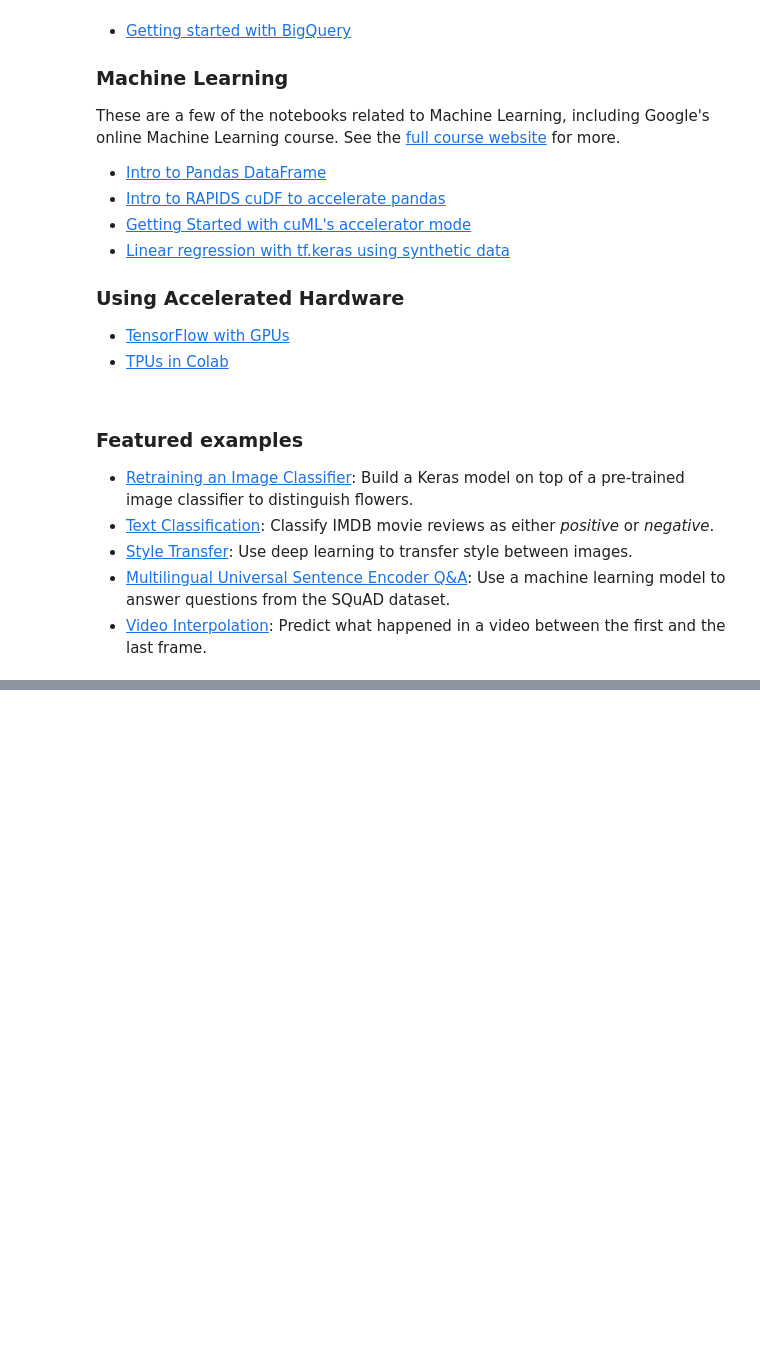
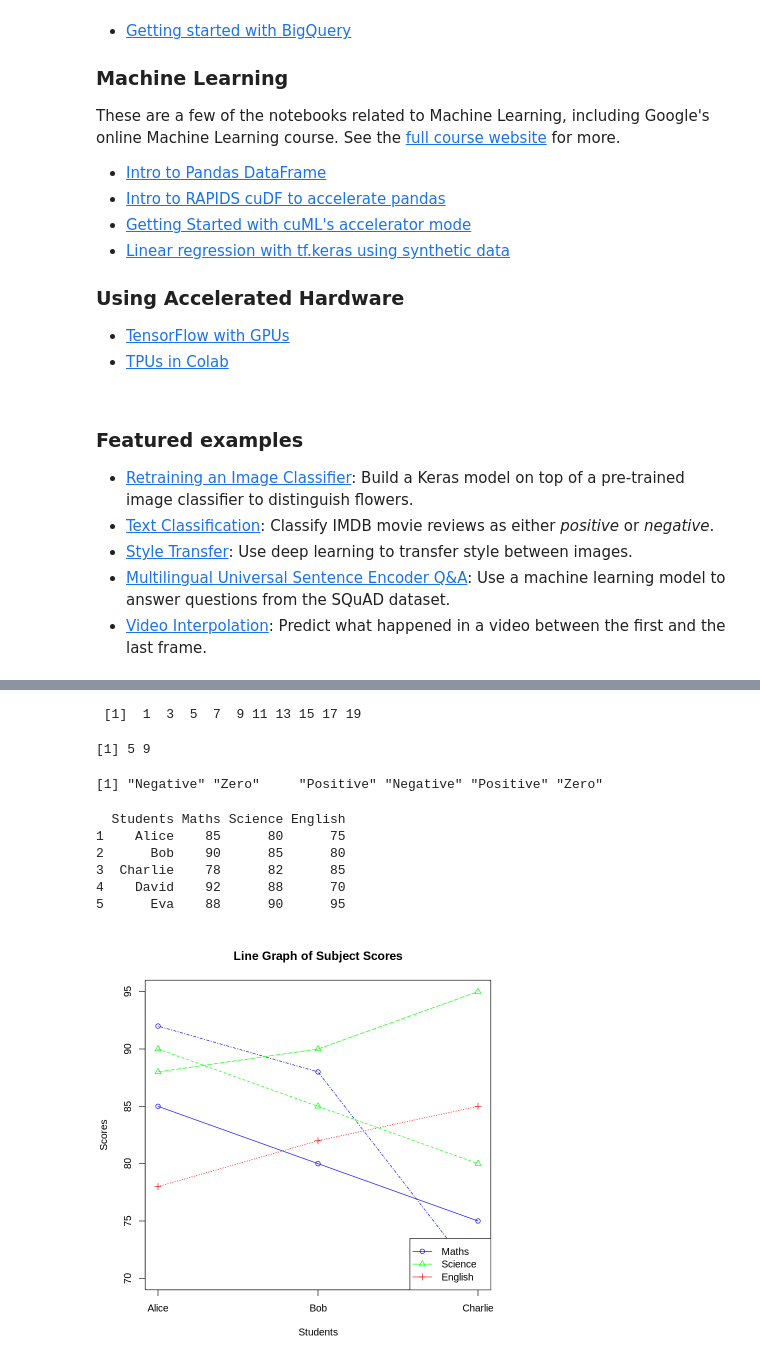
Before and after one commit to shenbha-s03/googlecolab, a Jupyter notebook: Copy_of_Welcome_To_Colab.ipynb, the cells around one changed output, grey strips where cells are left out. Cells and saved outputs as stored; diff of their text form; code cells hidden in the pictures; blank space fills up the shorter version.

```diff
--- a/Copy_of_Welcome_To_Colab.ipynb
+++ b/Copy_of_Welcome_To_Colab.ipynb
@@ -398,0 +198,75 @@ legend("topright",
+# %%
+ # Create a vector of the first 10 odd numbers
+odd_numbers <- seq(1, by = 2, length.out = 10)
+
+# Print the vector
+print(odd_numbers)
+# %% [output]
+ [1]  1  3  5  7  9 11 13 15 17 19
+# %%
+# Create a vector of the first 10 odd numbers
+odd_numbers <- seq(1, by = 2, length.out = 10)
+
+# Extract the 3rd and 5th elements
+extracted_elements <- odd_numbers[c(3, 5)]
+
+# Print the extracted elements
+print(extracted_elements)
+# %% [output]
+[1] 5 9
+# %%
+# Example vector (you can replace this with any numeric vector)
+numbers <- c(-3, 0, 7, -1, 5, 0)
+
+# Function to check sign
+check_sign <- function(x) {
+  if (x > 0) {
+    return("Positive")
+  } else if (x < 0) {
+    return("Negative")
+  } else {
+    return("Zero")
+  }
+}
+
+# Apply function to each element and print results
+signs <- sapply(numbers, check_sign)
+
+print(signs)
+# %% [output]
+[1] "Negative" "Zero"     "Positive" "Negative" "Positive" "Zero"
+# %%
+Students <- c("Alice", "Bob", "Charlie", "David", "Eva")
+Maths <- c(85, 90, 78, 92, 88)
+Science <- c(80, 85, 82, 88, 90)
+English <- c(75, 80, 85, 70, 95)
+student_scores <- data.frame(Students, Maths, Science, English)
+print(student_scores)
+# %% [output]
+  Students Maths Science English
+1    Alice    85      80      75
+2      Bob    90      85      80
+3  Charlie    78      82      85
+4    David    92      88      70
+5      Eva    88      90      95
+# %%
+# Prepare the data
+Students <- c("Alice", "Bob", "Charlie", "David", "Eva")
+Maths <- c(85, 90, 78, 92, 88)
+Science <- c(80, 85, 82, 88, 90)
+English <- c(75, 80, 85, 70, 95)
+student_scores <- data.frame(Students, Maths, Science, English)
+
+# Transpose subject scores for plotting
+score_matrix <- t(student_scores[, c("Maths", "Science", "English")])
+
+# Line graph: All subjects for each student
+matplot(score_matrix, type = "o", pch = 1:3, col = c("blue", "green", "red"),
+        xaxt = "n",
+        xlab = "Students", ylab = "Scores",
+        main = "Line Graph of Subject Scores")
+axis(1, at = 1:5, labels = student_scores$Students)
+legend("bottomright", legend = rownames(score_matrix),
+       col = c("blue", "green", "red"), pch = 1:3, lty = 1)
+# %% [output]
+[figure, added]
```
Also changed, not shown: parts of 16 cells of this notebook.
